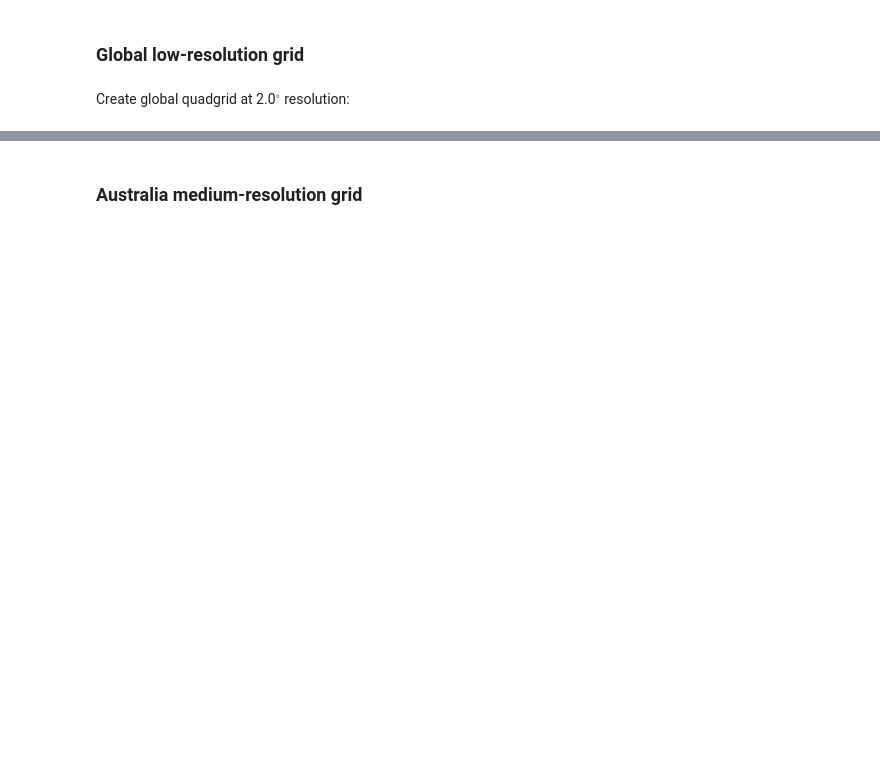
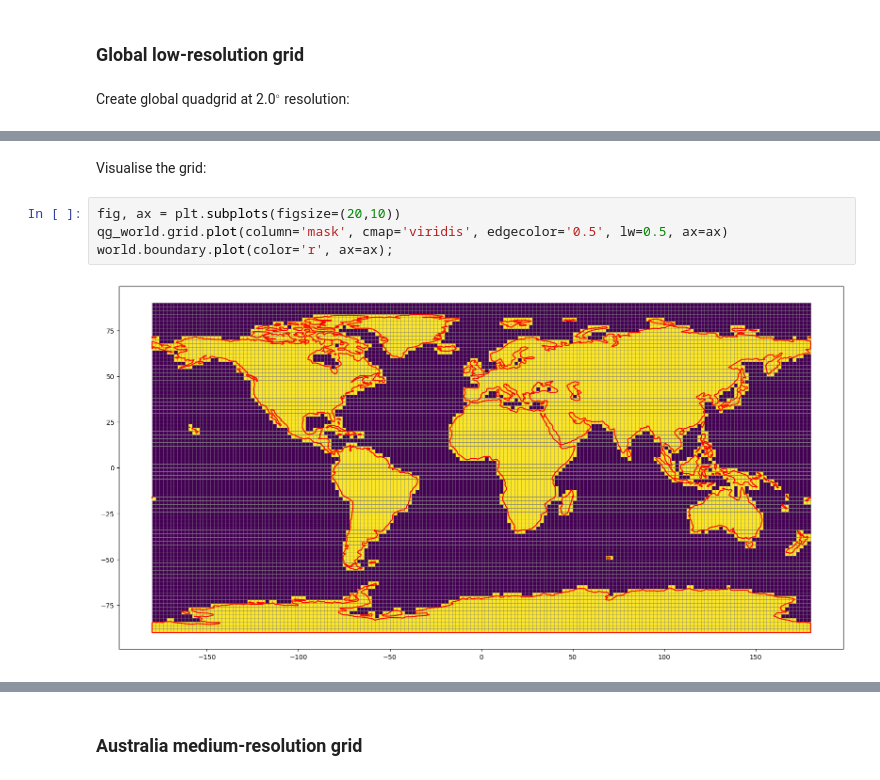
Before and after one commit to MutaharChalmers/quadgrid, a Jupyter notebook: docs/README.ipynb, the cells around one changed output, grey strips where cells are left out. Saved outputs shown, nothing was run; the diff lists cells and outputs as text; blank space fills up the shorter version.

```diff
--- a/docs/README.ipynb
+++ b/docs/README.ipynb
@@ -63,0 +80,8 @@ q200_world.apply_mask(gdf=world)
+# %% [markdown]
+Visualise the grid:
+# %%
+fig, ax = plt.subplots(figsize=(20,10))
+qg_world.grid.plot(column='mask', cmap='viridis', edgecolor='0.5', lw=0.5, ax=ax)
+world.boundary.plot(color='r', ax=ax);
+# %% [output]
+[figure, new version]
```
Also changed, not shown: parts of 30 cells of this notebook, 8 other files.
